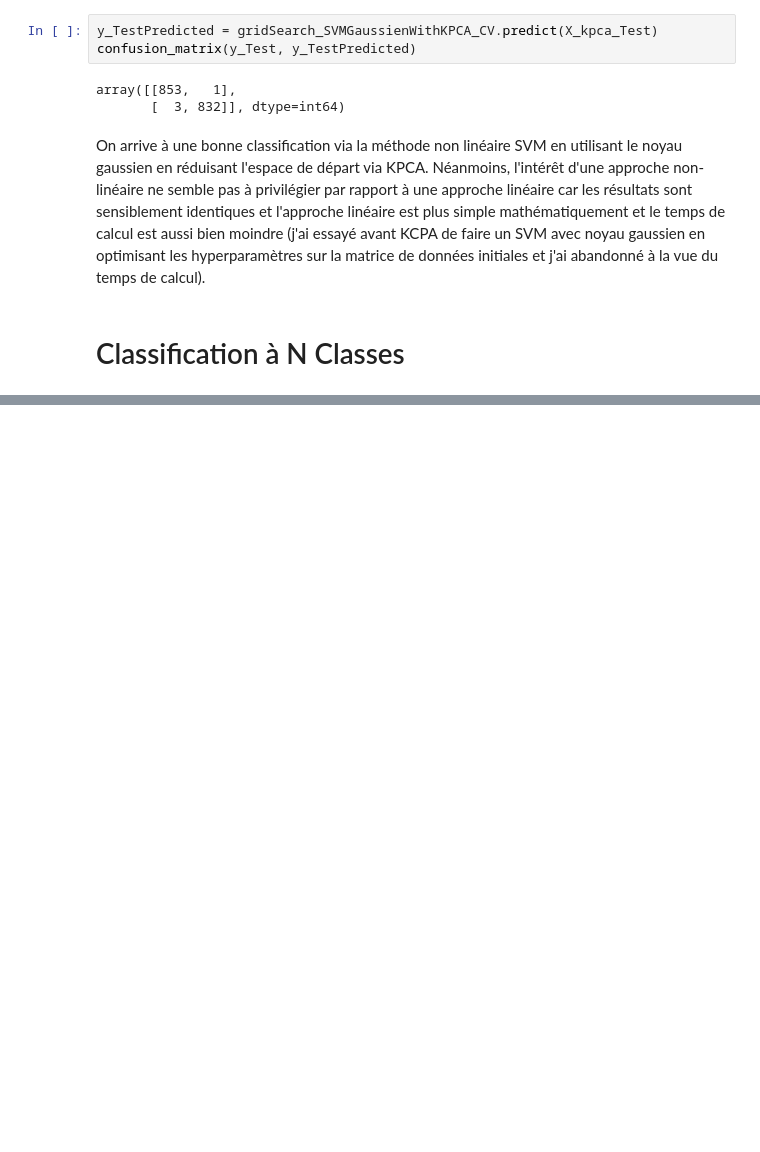
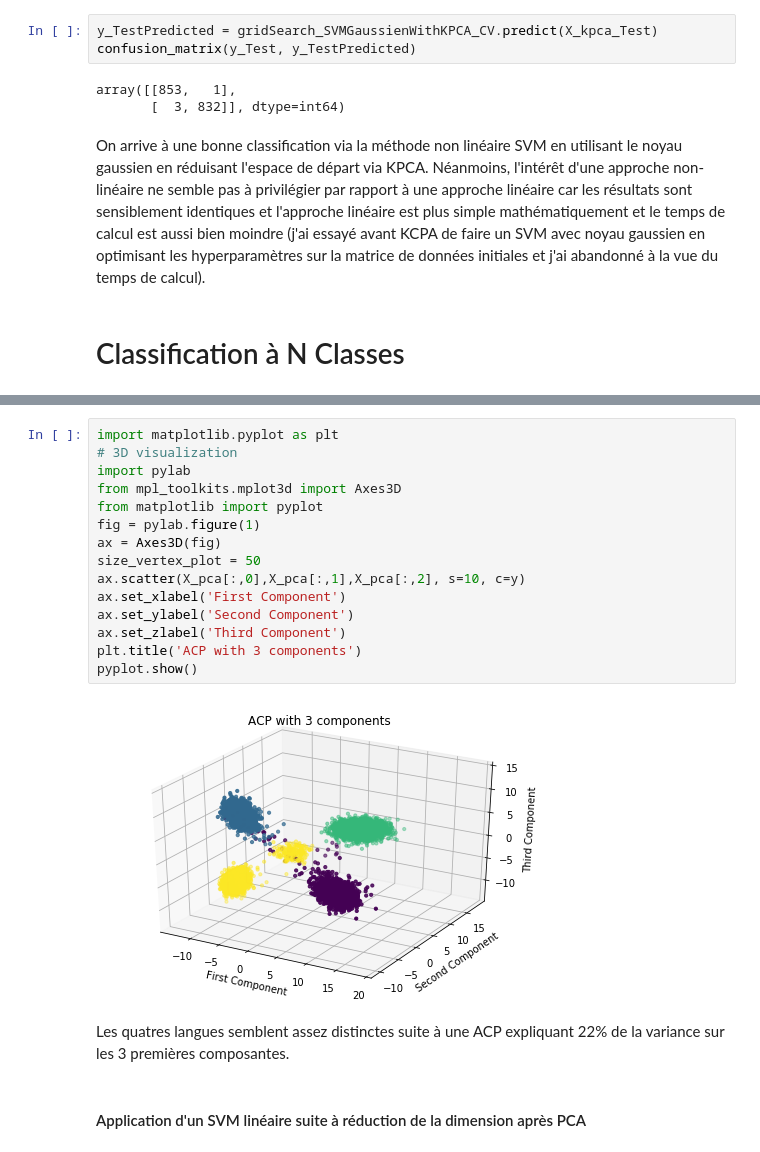
Before and after one commit to anthonymoisan/ClassificationLanguage, a Jupyter notebook: src/Projet_AnalyseLinguistique_AnthonyMoisan.ipynb, the cells around one changed output, grey strips where cells are left out. Saved outputs shown, nothing was run; the diff lists cells and outputs as text; blank space fills up the shorter version.

```diff
--- a/src/Projet_AnalyseLinguistique_AnthonyMoisan.ipynb
+++ b/src/Projet_AnalyseLinguistique_AnthonyMoisan.ipynb
@@ -858,0 +1001,21 @@ On arrive à une bonne classification via la méthode non linéaire SVM en utili
+# %%
+import matplotlib.pyplot as plt
+# 3D visualization
+import pylab
+from mpl_toolkits.mplot3d import Axes3D
+from matplotlib import pyplot
+fig = pylab.figure(1)
+ax = Axes3D(fig)
+size_vertex_plot = 50
+ax.scatter(X_pca[:,0],X_pca[:,1],X_pca[:,2], s=10, c=y)
+ax.set_xlabel('First Component')
+ax.set_ylabel('Second Component')
+ax.set_zlabel('Third Component')
+plt.title('ACP with 3 components')
+pyplot.show()
+# %% [output]
+[figure, added]
+# %% [markdown]
+Les quatres langues semblent assez distinctes suite à une ACP expliquant 22% de la variance sur les 3 premières composantes.
+# %% [markdown]
+#### Application d'un SVM linéaire suite à réduction de la dimension après PCA
```
Also changed, not shown: parts of 46 cells of this notebook.
